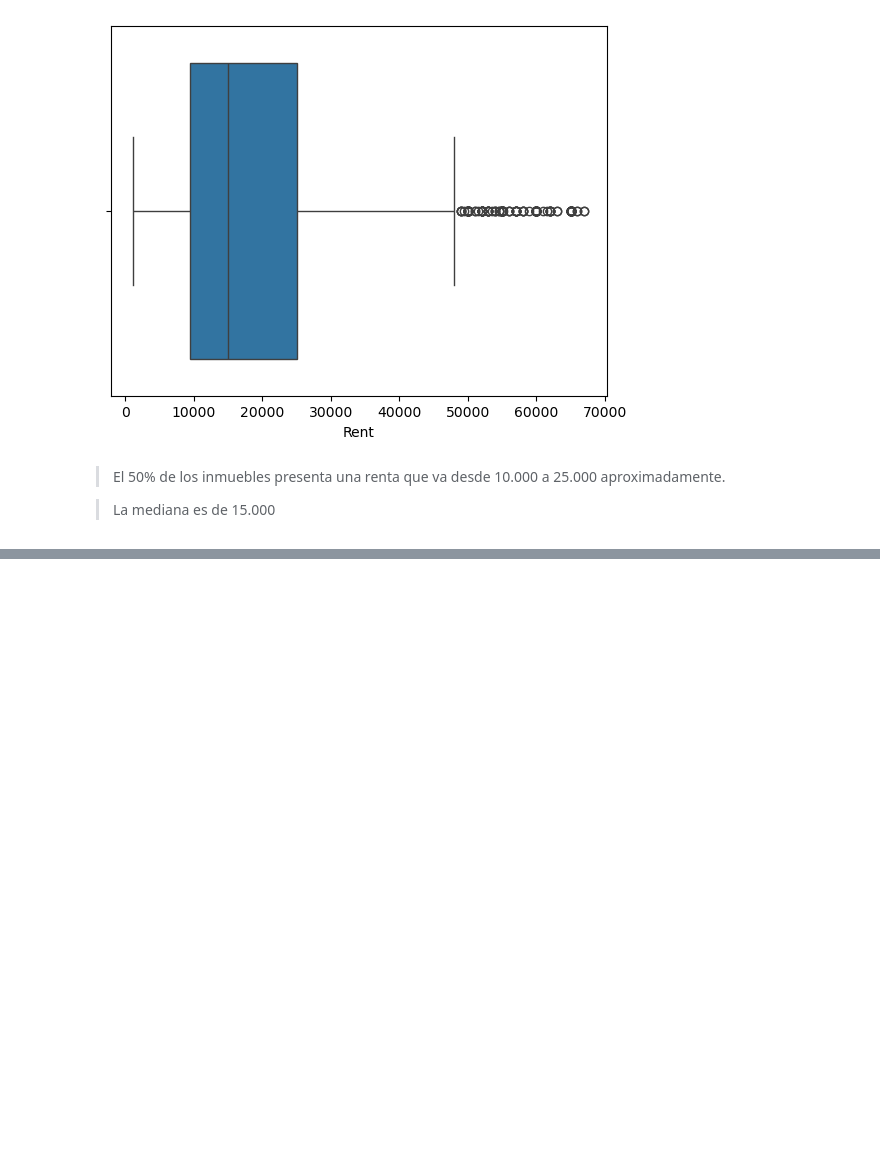
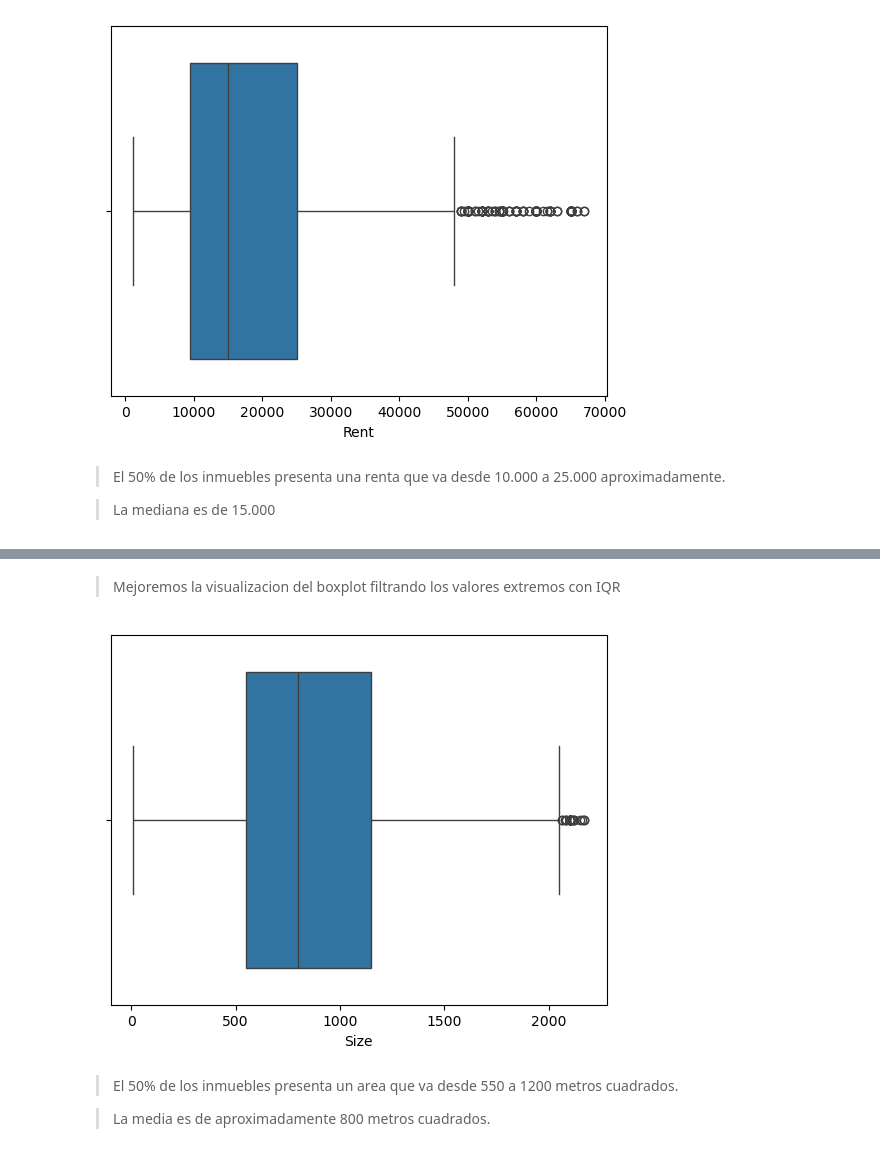
Before and after one commit to jbernalg/Learning_Data, a Jupyter notebook: Course_ML2/Semana_09/JeinffersonBernal_reto8_ML2.ipynb, the cells around one changed output, grey strips where cells are left out. Saved outputs shown, nothing was run; the diff lists cells and outputs as text; code cells hidden in the pictures; blank space fills up the shorter version.

```diff
--- a/Course_ML2/Semana_09/JeinffersonBernal_reto8_ML2.ipynb
+++ b/Course_ML2/Semana_09/JeinffersonBernal_reto8_ML2.ipynb
@@ -59,0 +66,21 @@ sns.boxplot(x=df_filt['Rent']);
+# %% [markdown]
+> Mejoremos la visualizacion del boxplot filtrando los valores extremos con IQR
+# %%
+# Calcular cuantiles
+Q1 = df['Size'].quantile(0.25)
+Q3 = df['Size'].quantile(0.75)
+
+# calcular IQR
+IQR = Q3 - Q1
+
+# filtrar datos
+df_filt = df[(df['Size'] >= Q1 - 1.5*IQR) & (df['Size'] <= Q3 + 1.5*IQR)]
+
+# mostrar boxplot
+sns.boxplot(x=df_filt['Size']);
+# %% [output]
+[figure, added]
+# %% [markdown]
+> El 50% de los inmuebles presenta un area que va desde 550 a 1200 metros cuadrados.
+
+> La media es de aproximadamente 800 metros cuadrados.
```
Also changed, not shown: parts of 2 cells of this notebook.
